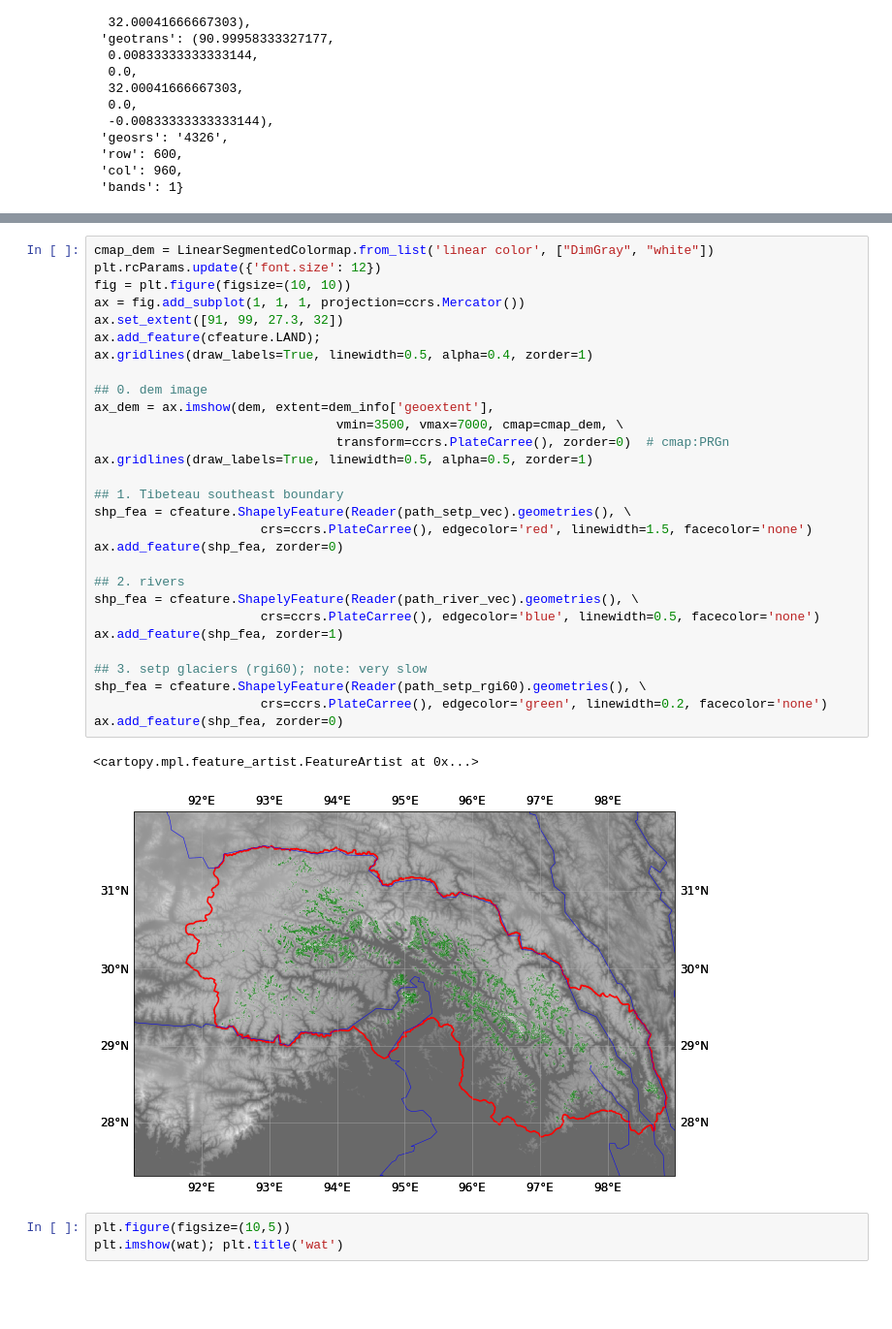
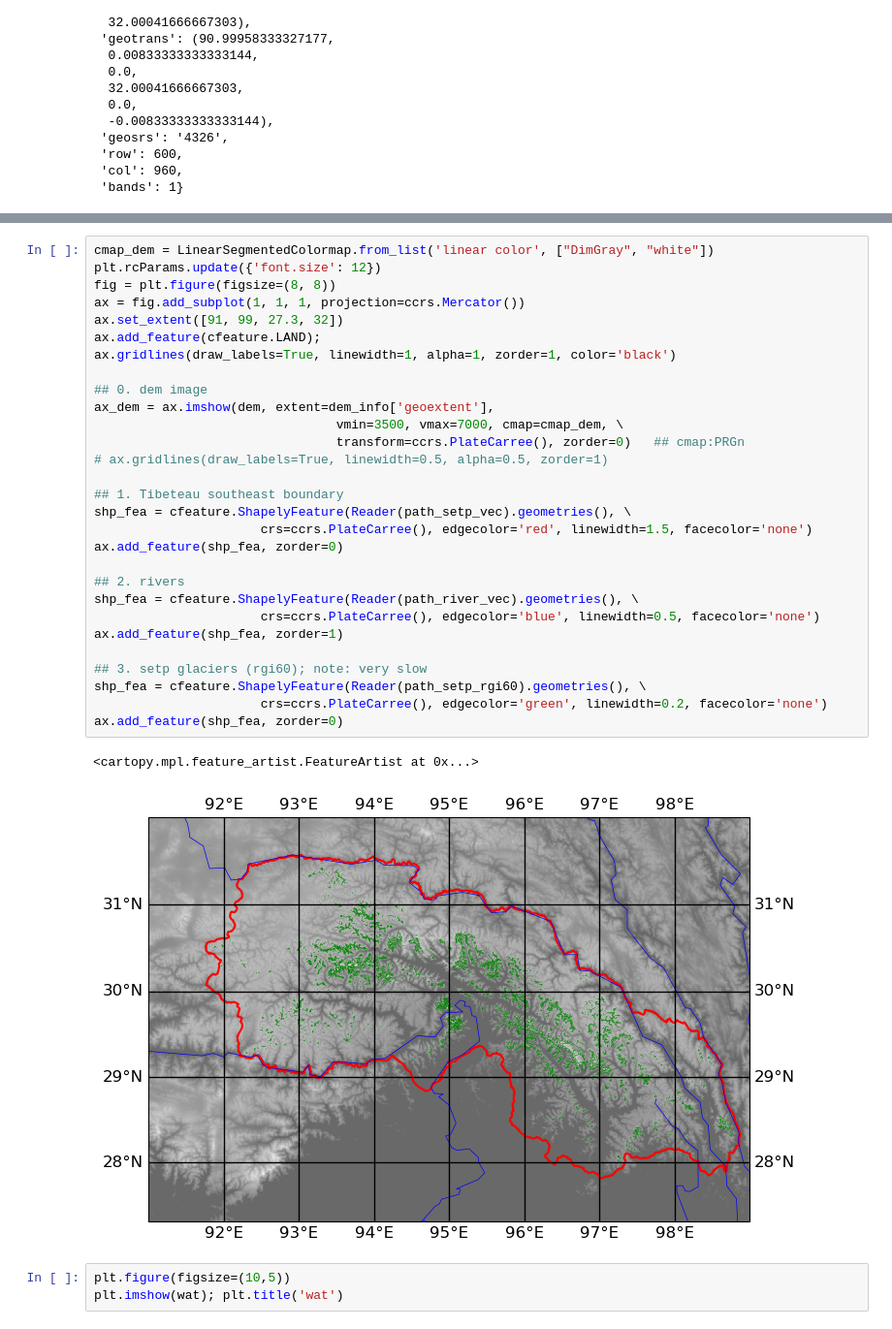
Before and after one commit to xinluo2018/Glacier-in-SETP, a Jupyter notebook: visual/study_area.ipynb, the cells around one changed output, grey strips where cells are left out. Shown at 97% size. Drawn from its saved outputs; the diff is of its cells as text; blank space fills up the shorter version.

```diff
--- a/visual/study_area.ipynb
+++ b/visual/study_area.ipynb
@@ -60,35 +60,35 @@ plt.plot(region_x, region_y, transform=ccrs.PlateCarree(), linewidth=3, color='b
 # %%
 cmap_dem = LinearSegmentedColormap.from_list('linear color', ["DimGray", "white"])
 plt.rcParams.update({'font.size': 12})
-fig = plt.figure(figsize=(10, 10))
+fig = plt.figure(figsize=(8, 8))
 ax = fig.add_subplot(1, 1, 1, projection=ccrs.Mercator())
 ax.set_extent([91, 99, 27.3, 32])
 ax.add_feature(cfeature.LAND);
-ax.gridlines(draw_labels=True, linewidth=0.5, alpha=0.4, zorder=1)
+ax.gridlines(draw_labels=True, linewidth=1, alpha=1, zorder=1, color='black')
 
 ## 0. dem image
 ax_dem = ax.imshow(dem, extent=dem_info['geoextent'],
                                 vmin=3500, vmax=7000, cmap=cmap_dem, \
-                                transform=ccrs.PlateCarree(), zorder=0)  # cmap:PRGn
-ax.gridlines(draw_labels=True, linewidth=0.5, alpha=0.5, zorder=1)
+                                transform=ccrs.PlateCarree(), zorder=0)   ## cmap:PRGn
+# ax.gridlines(draw_labels=True, linewidth=0.5, alpha=0.5, zorder=1)
 
 ## 1. Tibeteau southeast boundary
 shp_fea = cfeature.ShapelyFeature(Reader(path_setp_vec).geometries(), \
                       crs=ccrs.PlateCarree(), edgecolor='red', linewidth=1.5, facecolor='none')
 ax.add_feature(shp_fea, zorder=0)
 
 ## 2. rivers
 shp_fea = cfeature.ShapelyFeature(Reader(path_river_vec).geometries(), \
                       crs=ccrs.PlateCarree(), edgecolor='blue', linewidth=0.5, facecolor='none')
 ax.add_feature(shp_fea, zorder=1)
 
 ## 3. setp glaciers (rgi60); note: very slow
 shp_fea = cfeature.ShapelyFeature(Reader(path_setp_rgi60).geometries(), \
                       crs=ccrs.PlateCarree(), edgecolor='green', linewidth=0.2, facecolor='none')
 ax.add_feature(shp_fea, zorder=0)
 # %% [output]
 <cartopy.mpl.feature_artist.FeatureArtist at 0x...>
-[figure, old version]
+[figure, new version]
 # %%
 plt.figure(figsize=(10,5))
 plt.imshow(wat); plt.title('wat')
```
Also changed, not shown: parts of 1 cell of this notebook, 23 other files.
